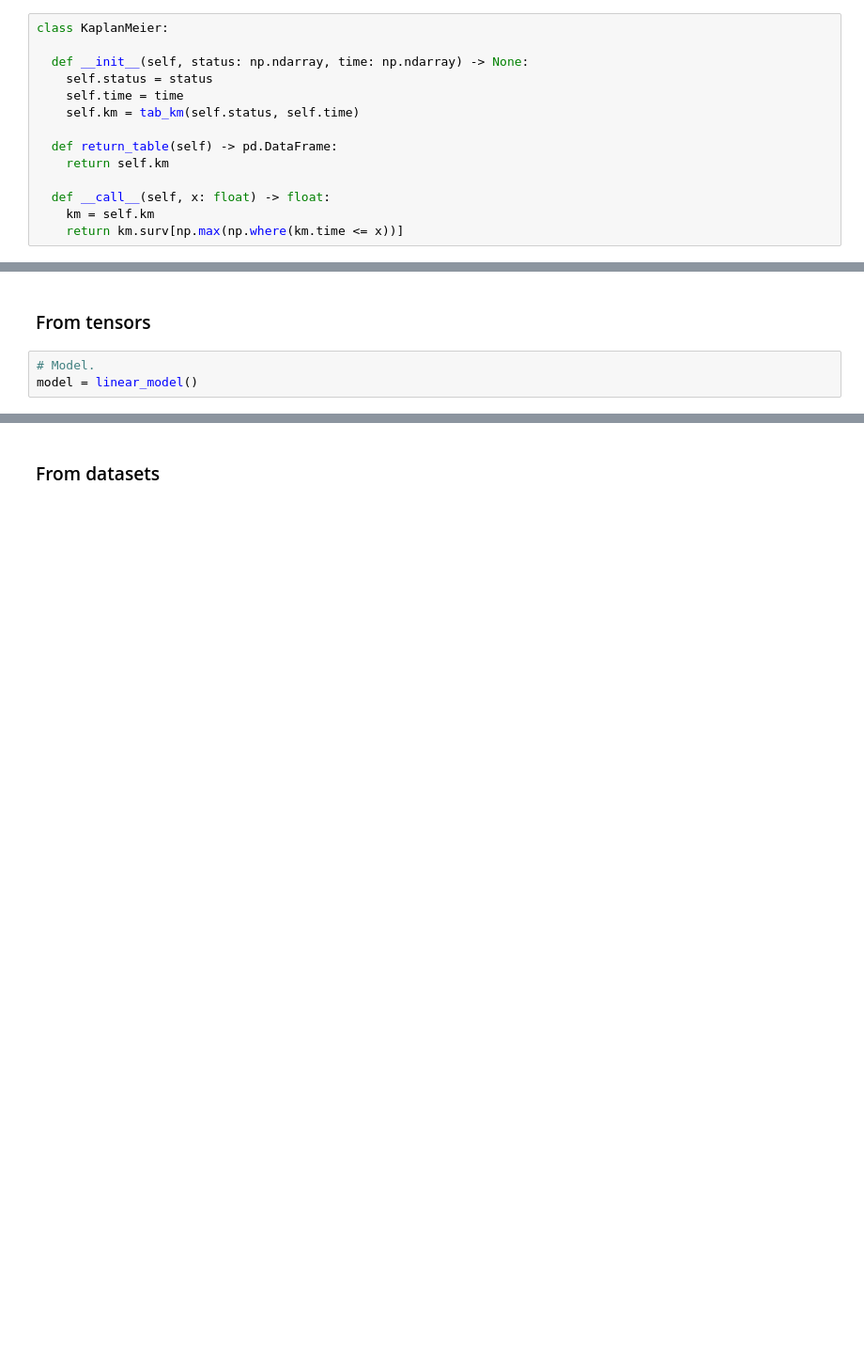
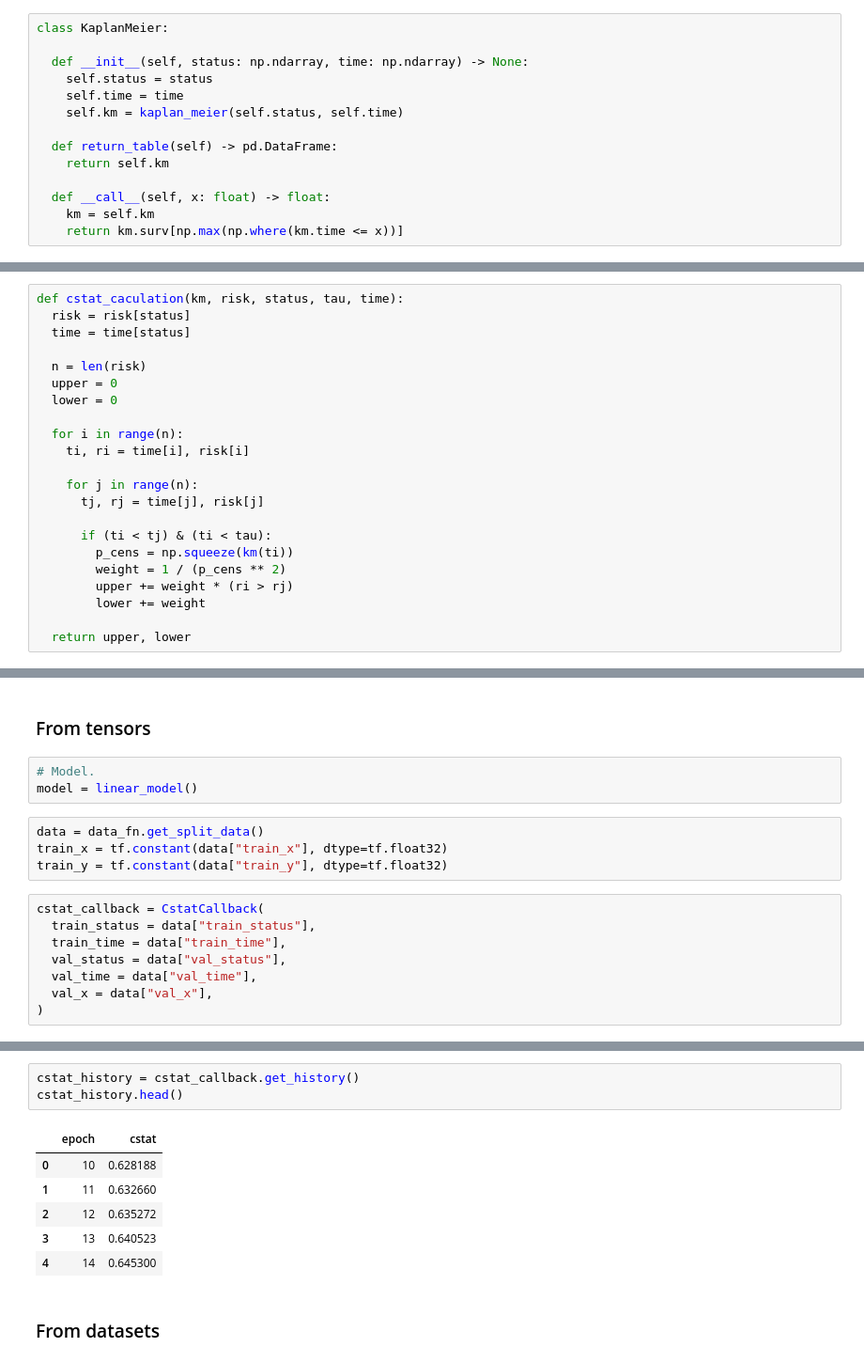
Before and after one commit to zrmacc/TensorFlow, a Jupyter notebook: notebooks/survival_models.ipynb, the cells around one changed output, grey strips where cells are left out. Shown: that part at 94% size. Saved outputs shown, nothing was run; the diff lists cells and outputs as text; blank space fills up the shorter version.

Commit message:
Cstat callback.

```diff
--- a/notebooks/survival_models.ipynb
+++ b/notebooks/survival_models.ipynb
@@ -272,7 +201,7 @@ class KaplanMeier:
   def __init__(self, status: np.ndarray, time: np.ndarray) -> None:
     self.status = status
     self.time = time
-    self.km = tab_km(self.status, self.time)
+    self.km = kaplan_meier(self.status, self.time)
 
   def return_table(self) -> pd.DataFrame:
     return self.km
@@ -303,4 +232,26 @@ km(1.1)
 # C-statistic
 
 * Reference: [On the C-statistics for Evaluating Overall Adequacy of Risk Prediction Procedures with Censored Survival Data](https://www.ncbi.nlm.nih.gov/pmc/articles/PMC3079915/).
+# %%
+def cstat_caculation(km, risk, status, tau, time):
+  risk = risk[status]
+  time = time[status]
+
+  n = len(risk)
+  upper = 0
+  lower = 0
+
+  for i in range(n):
+    ti, ri = time[i], risk[i]
+
+    for j in range(n):
+      tj, rj = time[j], risk[j]
+
+      if (ti < tj) & (ti < tau):
+        p_cens = np.squeeze(km(ti))
+        weight = 1 / (p_cens ** 2)
+        upper += weight * (ri > rj)
+        lower += weight
+
+  return upper, lower
 # %%
@@ -474,6 +475,18 @@ data_fn = PrepData(n=128 * 10)
 # %%
 # Model.
 model = linear_model()
+# %%
+data = data_fn.get_split_data()
+train_x = tf.constant(data["train_x"], dtype=tf.float32)
+train_y = tf.constant(data["train_y"], dtype=tf.float32)
+# %%
+cstat_callback = CstatCallback(
+  train_status = data["train_status"],
+  train_time = data["train_time"],
+  val_status = data["val_status"],
+  val_time = data["val_time"],
+  val_x = data["val_x"],
+)
 # %%
 model.compile(
   optimizer=tf.keras.optimizers.Adam(),
@@ -497,3 +514,13 @@ Epoch 2/2
+# %%
+cstat_history = cstat_callback.get_history()
+cstat_history.head()
+# %% [output]
+|  | epoch | cstat |
+| 0 | 10 | 0.628188 |
+| 1 | 11 | 0.632660 |
+| 2 | 12 | 0.635272 |
+| 3 | 13 | 0.640523 |
+| 4 | 14 | 0.645300 |
 # %% [markdown]
 ### From datasets
 # %%
```
Also changed, not shown: parts of 21 cells of this notebook.
